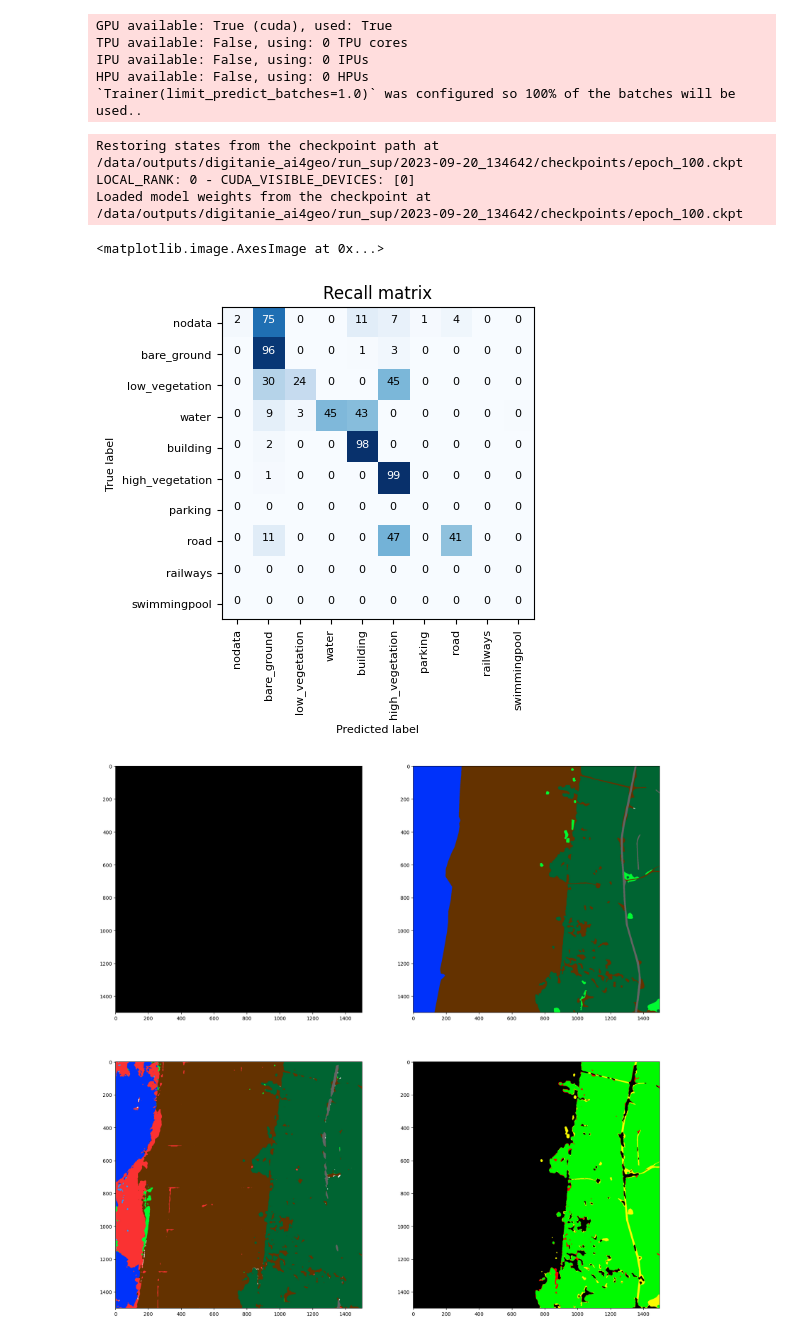
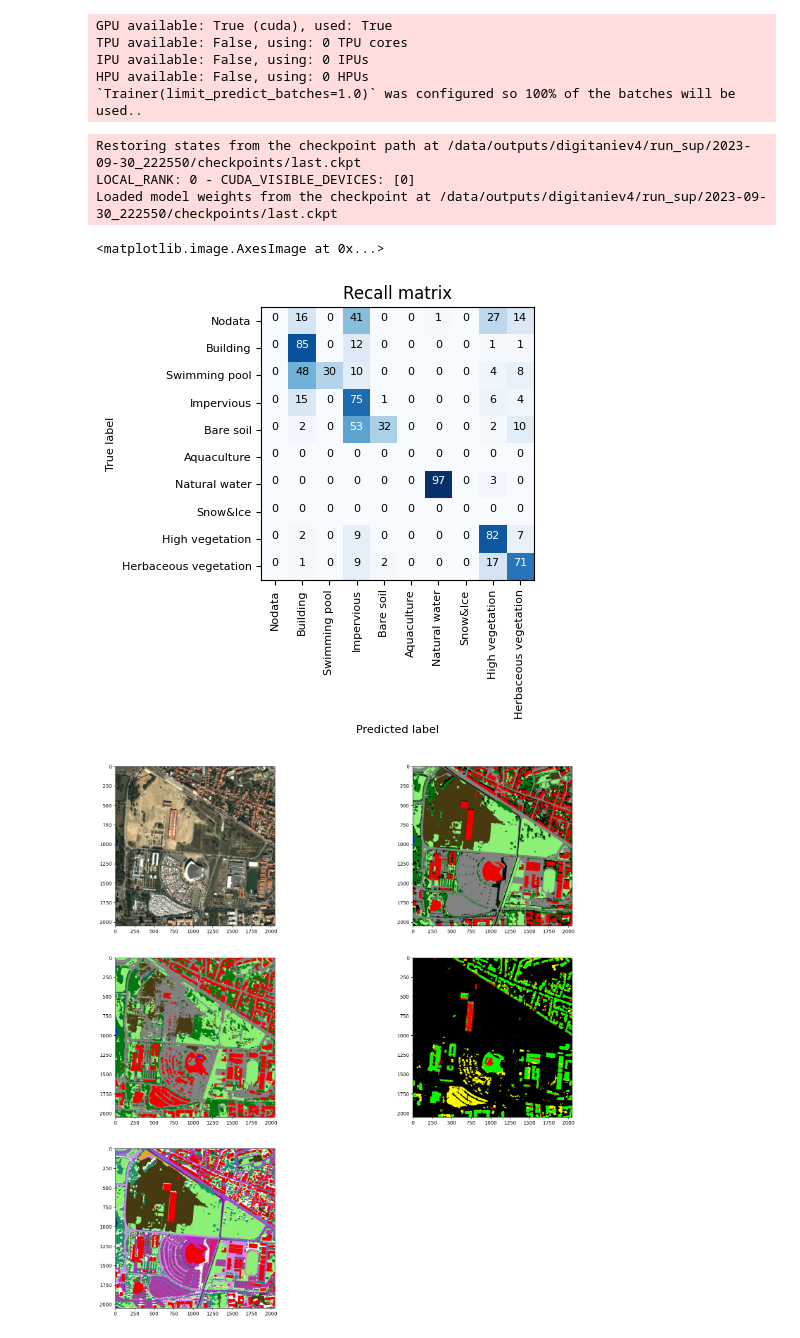
Before and after one commit to psFournier/dl_toolbox, a Jupyter notebook: dl_toolbox/inference/digitanie/eval_digi.ipynb, the cells around one changed output. Cells and saved outputs as stored; diff of their text form; code cells hidden in the pictures.

```diff
--- a/dl_toolbox/inference/digitanie/eval_digi.ipynb
+++ b/dl_toolbox/inference/digitanie/eval_digi.ipynb
@@ -93,5 +94,5 @@ loader = DataLoader(
 # %%
-merge_preds = cb.MergePreds((2048,2048))
+merge_preds = cb.MergePreds((w,h))
 trainer = Trainer(
     accelerator="gpu",
     devices=1,
@@ -106,48 +107,58 @@ IPU available: False, using: 0 IPUs
 HPU available: False, using: 0 HPUs
 `Trainer(limit_predict_batches=1.0)` was configured so 100% of the batches will be used..
 # %%
+ckpt = '/data/outputs/digitaniev4/run_sup/2023-09-30_222550/checkpoints/last.ckpt'
 trainer.predict(model=module, dataloaders=loader, ckpt_path=ckpt)
 probas = module.logits2probas(merge_preds.merged.unsqueeze(dim=0))
 confs, preds = module.probas2confpreds(probas)
 # %% [output]
-Restoring states from the checkpoint path at /data/outputs/digitanie_ai4geo/run_sup/2023-09-20_134642/checkpoints/epoch_100.ckpt
+Restoring states from the checkpoint path at /data/outputs/digitaniev4/run_sup/2023-09-30_222550/checkpoints/last.ckpt
 LOCAL_RANK: 0 - CUDA_VISIBLE_DEVICES: [0]
-Loaded model weights from the checkpoint at /data/outputs/digitanie_ai4geo/run_sup/2023-09-20_134642/checkpoints/epoch_100.ckpt
+Loaded model weights from the checkpoint at /data/outputs/digitaniev4/run_sup/2023-09-30_222550/checkpoints/last.ckpt
 # %%
 %matplotlib inline
 import matplotlib.pyplot as plt
 
-cm = metrics.classification.multiclass_confusion_matrix(preds, torch.Tensor(msk), num_classes=10)
+img_rgb_np = tf.StretchToMinmax([0]*3, [2500]*3)(torch.Tensor(img))[0].numpy()
+
+merges = [list(l.values) for l in classes]
+msk_merged_np = utils.merge_labels(msk, merges)
+
+cm = metrics.classification.multiclass_confusion_matrix(
+    preds, torch.Tensor(msk_merged_np), num_classes=len(classes)
+)
 names = [l.name for l in classes]
 utils.plot_confusion_matrix(cm, names, "recall", fontsize=8)
 
 preds_np = preds.squeeze().numpy()
-msk_np = msk.squeeze()
-img = tf.StretchToMinmax([0]*3, [3500,2900,2000])(torch.Tensor(img))[0].numpy()
-overlay = np.zeros(shape=(*preds_np.shape, 3), dtype=np.uint8)
-label_bool = msk_np == 5
-pred_bool = preds_np == 5
+msk_np = msk_merged_np.squeeze()
+label_bool = msk_np == 1
+pred_bool = preds_np == 1
 colors = [(i, l.color) for i, l in enumerate(classes)]
 
+overlay = np.zeros(shape=(*preds_np.shape, 3), dtype=np.uint8)
 # Correct predictions (Hits) painted with green
 overlay[label_bool & pred_bool] = np.array([0, 250, 0], dtype=overlay.dtype)
 # Misses painted with red
 overlay[label_bool & ~pred_bool] = np.array([250, 0, 0], dtype=overlay.dtype)
 # False alarm painted with yellow
 overlay[~label_bool & pred_bool] = np.array([250, 250, 0], dtype=overlay.dtype)
 
-zone = np.s_[0:1500, 0:1500,:3]
+zone = np.s_[0:2048, 0:2048,:3]
 
 fig = plt.figure(figsize=(20,20))
-ax1 = fig.add_subplot(221)
-ax1.imshow(img.transpose(1,2,0)[zone])
-ax2 = fig.add_subplot(222)
+ax1 = fig.add_subplot(321)
+ax1.imshow(img_rgb_np.transpose(1,2,0)[zone])
+ax2 = fig.add_subplot(322)
 ax2.imshow(utils.labels_to_rgb(msk_np, colors)[zone])
-ax3 = fig.add_subplot(223)
+ax3 = fig.add_subplot(323)
 ax3.imshow(utils.labels_to_rgb(preds_np, colors)[zone])
-ax4 = fig.add_subplot(224)
+ax4 = fig.add_subplot(324)
 ax4.imshow(overlay[zone])
+ax2 = fig.add_subplot(325)
+full_colors = [(i, l.color) for i, l in enumerate(datasets.Digitanie.classes['all43'].value)]
+ax2.imshow(utils.labels_to_rgb(msk.squeeze(), full_colors)[zone])
 # %% [output]
 <matplotlib.image.AxesImage at 0x...>
-[figure, old version]
+[figure, new version]
-[figure, old version]
+[figure, new version]
```
Also changed, not shown: parts of 4 cells of this notebook, 3 other files.
